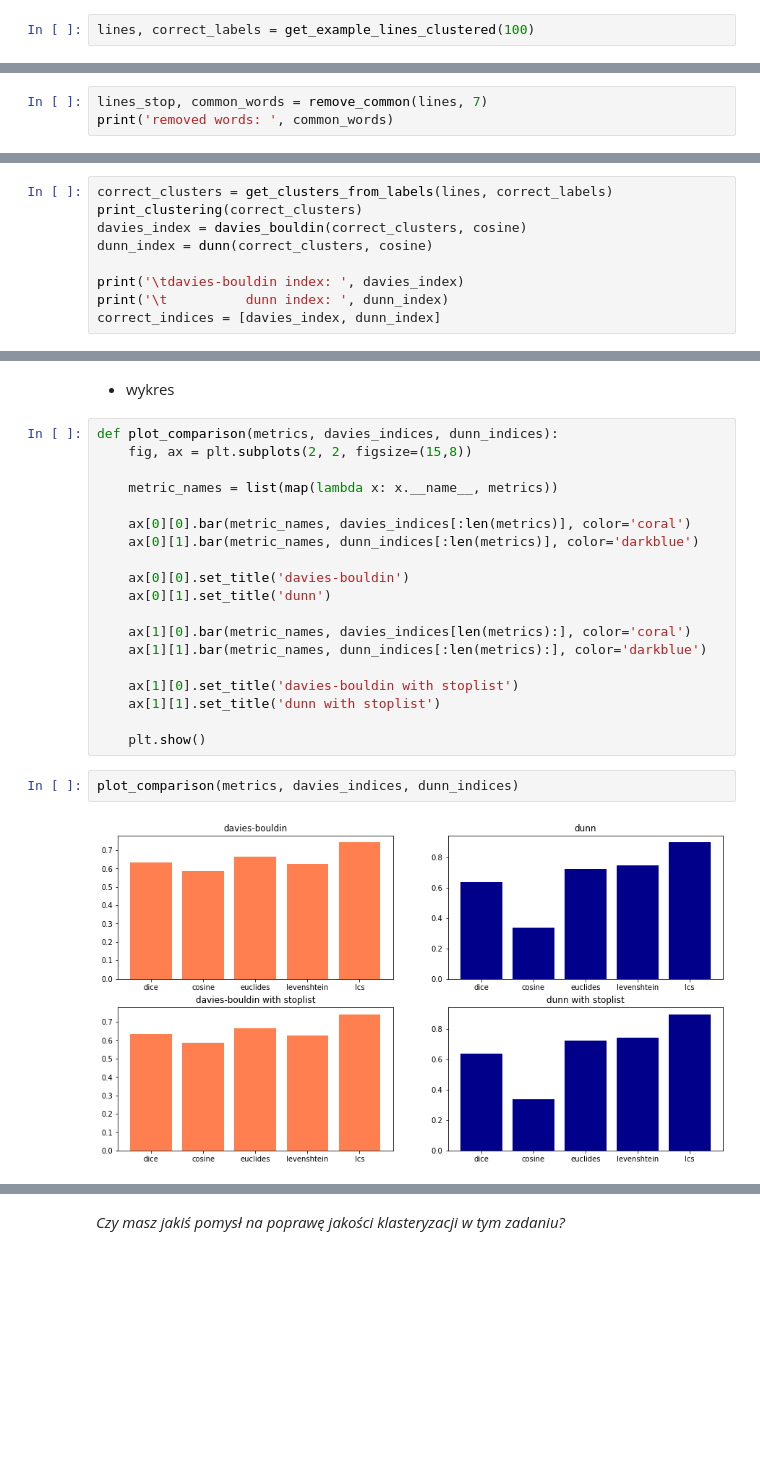
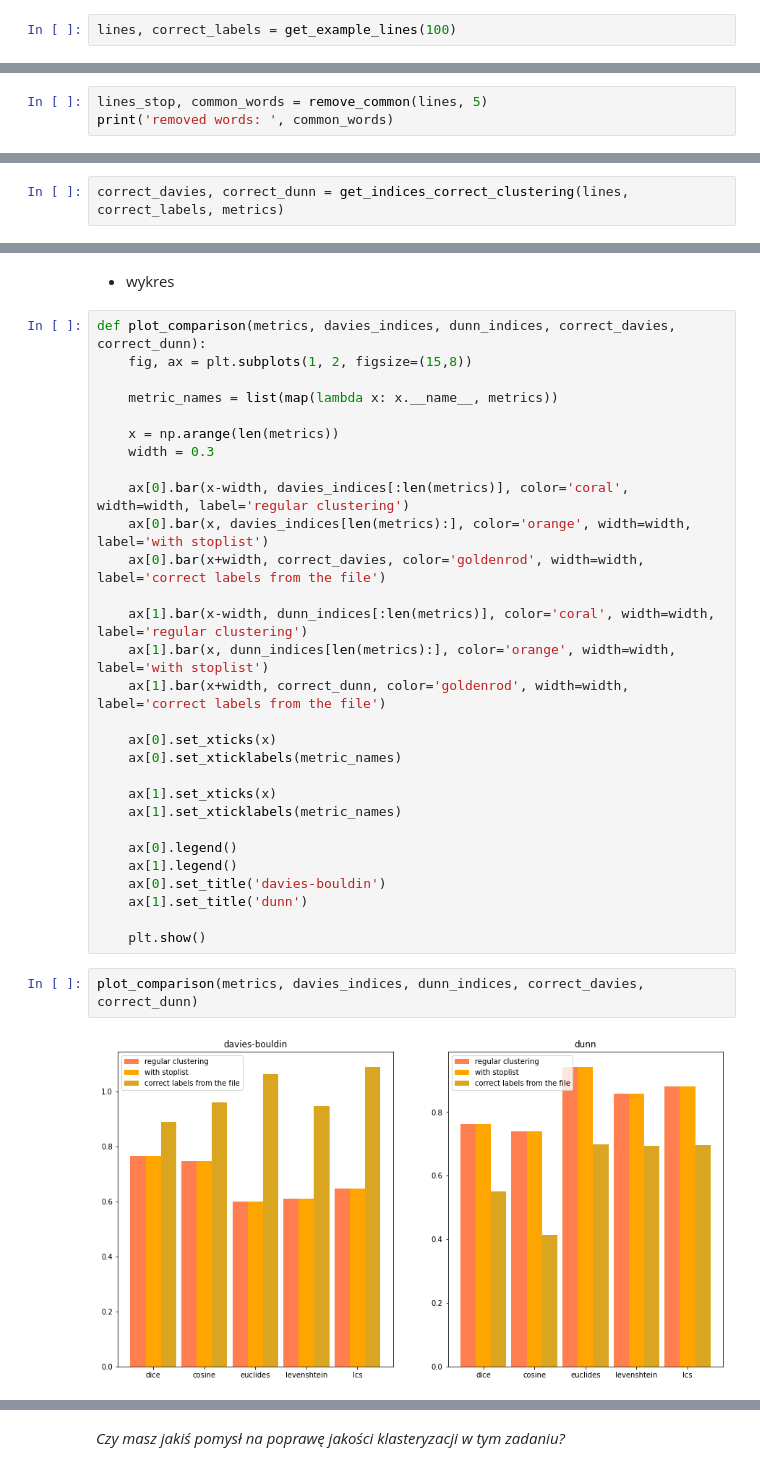
Before and after one commit to mhawryluk/text-algorithms, a Jupyter notebook: 5-clustering/zad5.ipynb, the cells around one changed output, grey strips where cells are left out. Drawn from its saved outputs; the diff is of its cells as text; blank space fills up the shorter version.

Commit message:
lab 5 - almost done
changed testing and results plotting

```diff
--- a/5-clustering/zad5.ipynb
+++ b/5-clustering/zad5.ipynb
@@ -270,5 +296,5 @@ def get_example_lines_clustered(num):
 # %%
-lines, correct_labels = get_example_lines_clustered(100)
+lines, correct_labels = get_example_lines(100)
 # %% [markdown]
 #### testy krok po kroku
 # %% [markdown]
@@ -355,6 +396,6 @@ print('\t          dunn index: ', dunn(clusters, cosine))
 # %% [markdown]
 * usunięcie słów ze stoplisty
 # %%
-lines_stop, common_words = remove_common(lines, 7)
+lines_stop, common_words = remove_common(lines, 5)
 print('removed words: ', common_words)
 # %% [output]
@@ -478,10 +534,3 @@ lcs
 # %%
-correct_clusters = get_clusters_from_labels(lines, correct_labels)
-print_clustering(correct_clusters)
-davies_index = davies_bouldin(correct_clusters, cosine)
-dunn_index = dunn(correct_clusters, cosine)
-
-print('\tdavies-bouldin index: ', davies_index)
-print('\t          dunn index: ', dunn_index)
-correct_indices = [davies_index, dunn_index]
+correct_davies, correct_dunn = get_indices_correct_clustering(lines, correct_labels, metrics)
 # %% [output]
@@ -505,25 +552,35 @@ MADISA CHINA LIMITED
 # %% [markdown]
 * wykres
 # %%
-def plot_comparison(metrics, davies_indices, dunn_indices):
-    fig, ax = plt.subplots(2, 2, figsize=(15,8))
+def plot_comparison(metrics, davies_indices, dunn_indices, correct_davies, correct_dunn):
+    fig, ax = plt.subplots(1, 2, figsize=(15,8))
 
     metric_names = list(map(lambda x: x.__name__, metrics))
 
-    ax[0][0].bar(metric_names, davies_indices[:len(metrics)], color='coral')
-    ax[0][1].bar(metric_names, dunn_indices[:len(metrics)], color='darkblue')
+    x = np.arange(len(metrics))
+    width = 0.3
 
-    ax[0][0].set_title('davies-bouldin')
-    ax[0][1].set_title('dunn')
+    ax[0].bar(x-width, davies_indices[:len(metrics)], color='coral', width=width, label='regular clustering')
+    ax[0].bar(x, davies_indices[len(metrics):], color='orange', width=width, label='with stoplist')
+    ax[0].bar(x+width, correct_davies, color='goldenrod', width=width, label='correct labels from the file')
 
-    ax[1][0].bar(metric_names, davies_indices[len(metrics):], color='coral')
-    ax[1][1].bar(metric_names, dunn_indices[:len(metrics):], color='darkblue')
+    ax[1].bar(x-width, dunn_indices[:len(metrics)], color='coral', width=width, label='regular clustering')
+    ax[1].bar(x, dunn_indices[len(metrics):], color='orange', width=width, label='with stoplist')
+    ax[1].bar(x+width, correct_dunn, color='goldenrod', width=width, label='correct labels from the file')
 
-    ax[1][0].set_title('davies-bouldin with stoplist')
-    ax[1][1].set_title('dunn with stoplist')
+    ax[0].set_xticks(x)
+    ax[0].set_xticklabels(metric_names)
+
+    ax[1].set_xticks(x)
+    ax[1].set_xticklabels(metric_names)
+
+    ax[0].legend()
+    ax[1].legend()
+    ax[0].set_title('davies-bouldin')
+    ax[1].set_title('dunn')
 
     plt.show()
 # %%
-plot_comparison(metrics, davies_indices, dunn_indices)
+plot_comparison(metrics, davies_indices, dunn_indices, correct_davies, correct_dunn)
 # %% [output]
-[figure, old version]
+[figure, new version]
```
Also changed, not shown: parts of 56 cells of this notebook, 1 other file.
